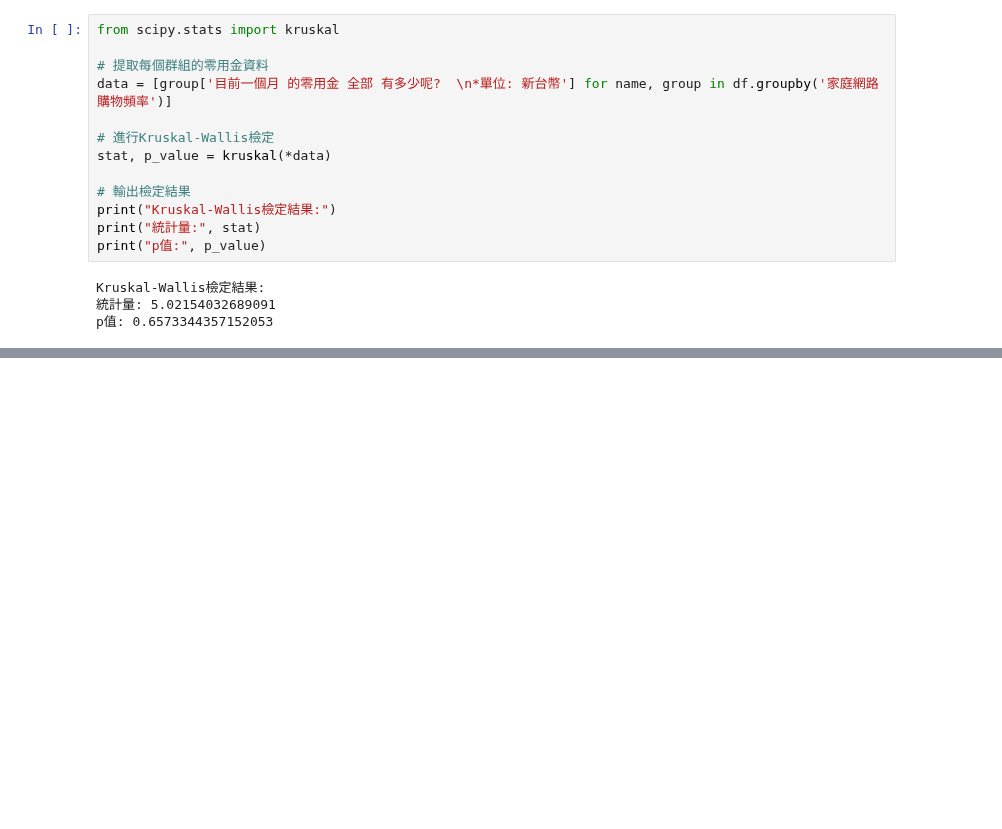
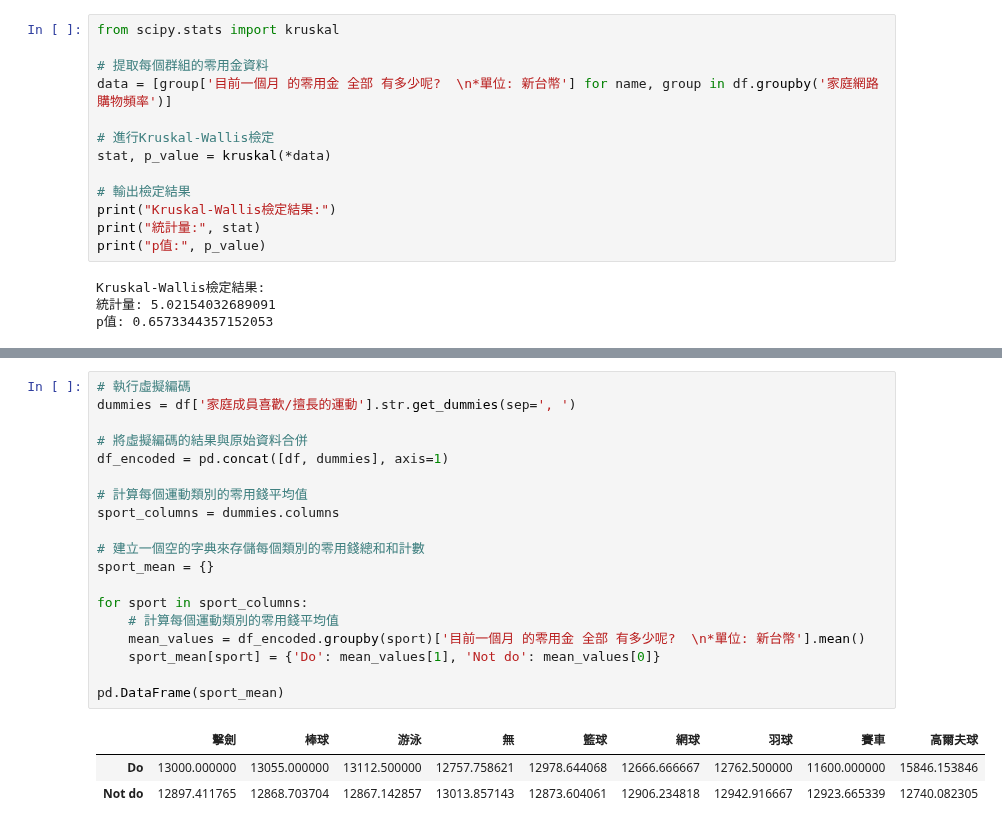
Before and after one commit to whats2000/coding-stuff-I-make-from-learning, a Jupyter notebook: Pythons/statistic/Pocket Money/PockerMoney.ipynb, the cells around one changed output, grey strips where cells are left out. Saved outputs shown, nothing was run; the diff lists cells and outputs as text; blank space fills up the shorter version.

```diff
--- a/Pythons/statistic/Pocket Money/PockerMoney.ipynb
+++ b/Pythons/statistic/Pocket Money/PockerMoney.ipynb
@@ -592,0 +639,23 @@ p值: 0.6573344357152053
+# %%
+# 執行虛擬編碼
+dummies = df['家庭成員喜歡/擅長的運動'].str.get_dummies(sep=', ')
+
+# 將虛擬編碼的結果與原始資料合併
+df_encoded = pd.concat([df, dummies], axis=1)
+
+# 計算每個運動類別的零用錢平均值
+sport_columns = dummies.columns
+
+# 建立一個空的字典來存儲每個類別的零用錢總和和計數
+sport_mean = {}
+
+for sport in sport_columns:
+    # 計算每個運動類別的零用錢平均值
+    mean_values = df_encoded.groupby(sport)['目前一個月 的零用金 全部 有多少呢?  \n*單位: 新台幣'].mean()
+    sport_mean[sport] = {'Do': mean_values[1], 'Not do': mean_values[0]}
+
+pd.DataFrame(sport_mean)
+# %% [output]
+|  | 擊劍 | 棒球 | 游泳 | 無 | 籃球 | 網球 | 羽球 | 賽車 | 高爾夫球 |
+| Do | 13000.000000 | 13055.000000 | 13112.500000 | 12757.758621 | 12978.644068 | 12666.666667 | 12762.500000 | 11600.000000 | 15846.153846 |
+| Not do | 12897.411765 | 12868.703704 | 12867.142857 | 13013.857143 | 12873.604061 | 12906.234818 | 12942.916667 | 12923.665339 | 12740.082305 |
```
Also changed, not shown: parts of 6 cells of this notebook.
